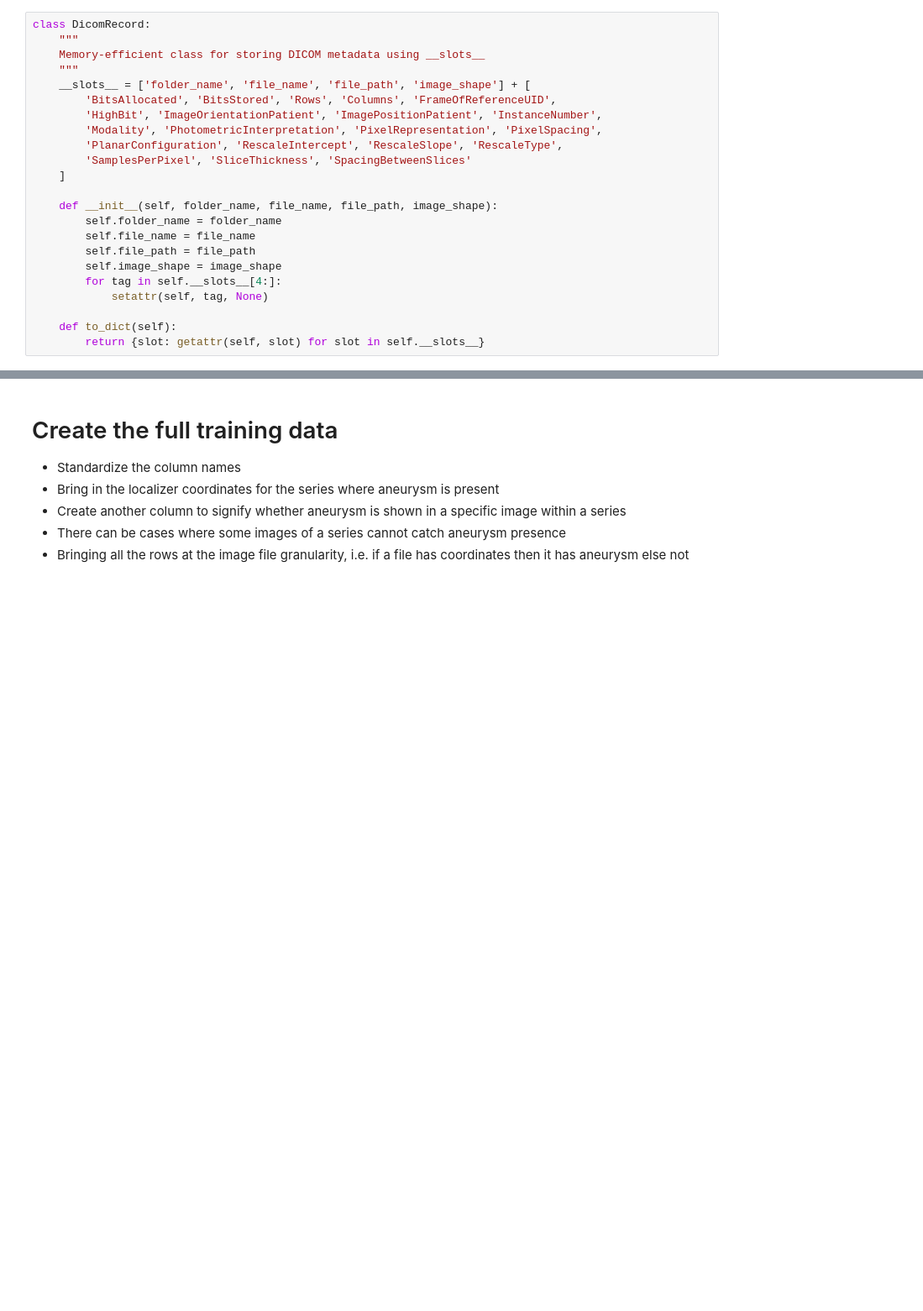
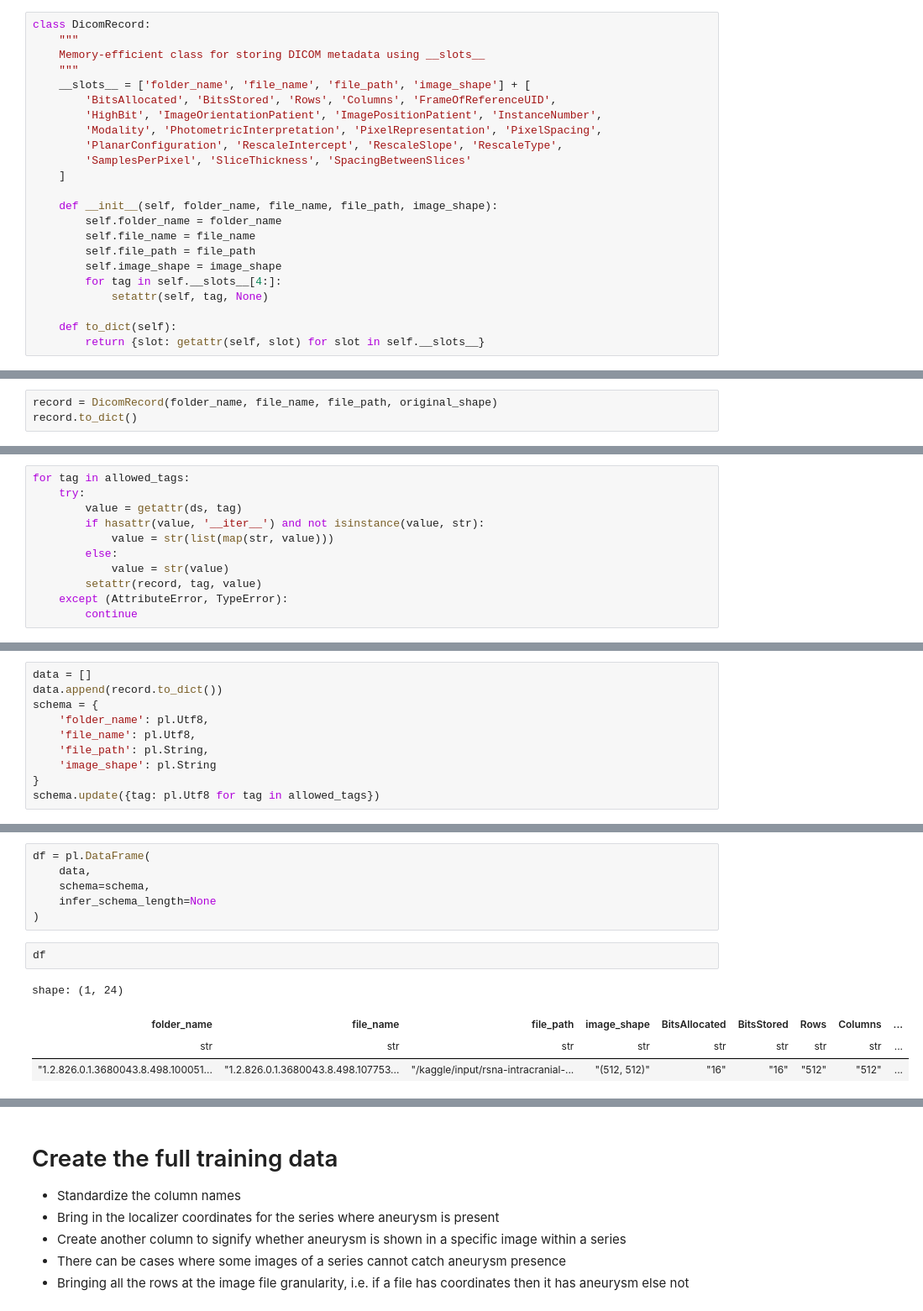
Before and after one commit to sumaniitm/RSNA_Intracranial_Aneurysm_Detection_2025, a Jupyter notebook: suman-notebook-1.ipynb, the cells around one changed output, grey strips where cells are left out. Shown at 84% size. Saved outputs shown, nothing was run; the diff lists cells and outputs as text; blank space fills up the shorter version.

Commit message:
Corrections while collecting the metadata of the DICOM images

```diff
--- a/suman-notebook-1.ipynb
+++ b/suman-notebook-1.ipynb
@@ -211,0 +242,3 @@ class DicomRecord:
+# %%
+record = DicomRecord(folder_name, file_name, file_path, original_shape)
+record.to_dict()
@@ -211,0 +263,11 @@ class DicomRecord:
+# %%
+for tag in allowed_tags:
+    try:
+        value = getattr(ds, tag)
+        if hasattr(value, '__iter__') and not isinstance(value, str):
+            value = str(list(map(str, value)))
+        else:
+            value = str(value)
+        setattr(record, tag, value)
+    except (AttributeError, TypeError):
+        continue
@@ -211,0 +294,10 @@ class DicomRecord:
+# %%
+data = []
+data.append(record.to_dict())
+schema = {
+    'folder_name': pl.Utf8,
+    'file_name': pl.Utf8,
+    'file_path': pl.String,
+    'image_shape': pl.String
+}
+schema.update({tag: pl.Utf8 for tag in allowed_tags})
@@ -212,3 +324,16 @@ class DicomRecord:
+# %%
+df = pl.DataFrame(
+    data,
+    schema=schema,
+    infer_schema_length=None
+)
+# %%
+df
+# %% [output]
+shape: (1, 24)
+| folder_name | file_name | file_path | image_shape | BitsAllocated | BitsStored | Rows | Columns | ... |
+| str | str | str | str | str | str | str | str | ... |
+| "1.2.826.0.1.3680043.8.498.100051... | "1.2.826.0.1.3680043.8.498.107753... | "/kaggle/input/rsna-intracranial-... | "(512, 512)" | "16" | "16" | "512" | "512" | ... |
 # %%
 def process_single_folder(folder_path, allowed_tags):
     """
```
Also changed, not shown: parts of 19 cells of this notebook.
